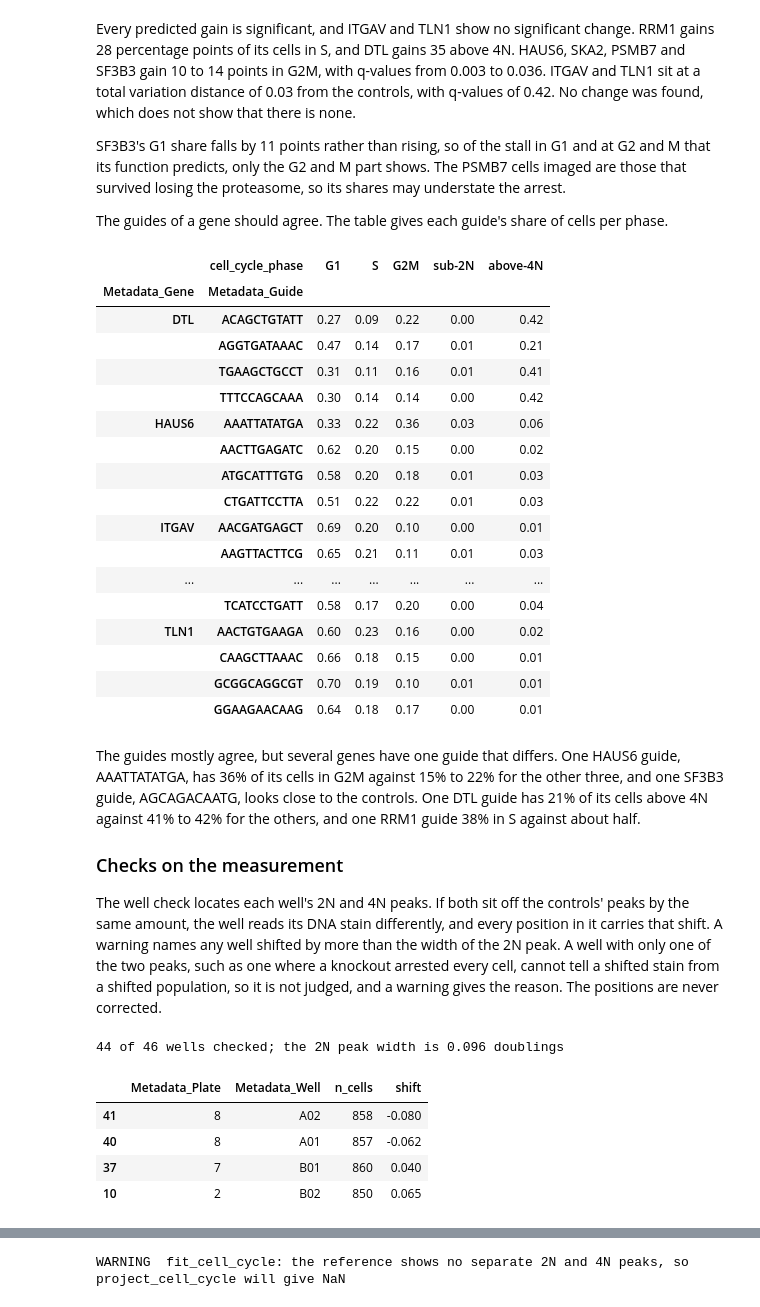
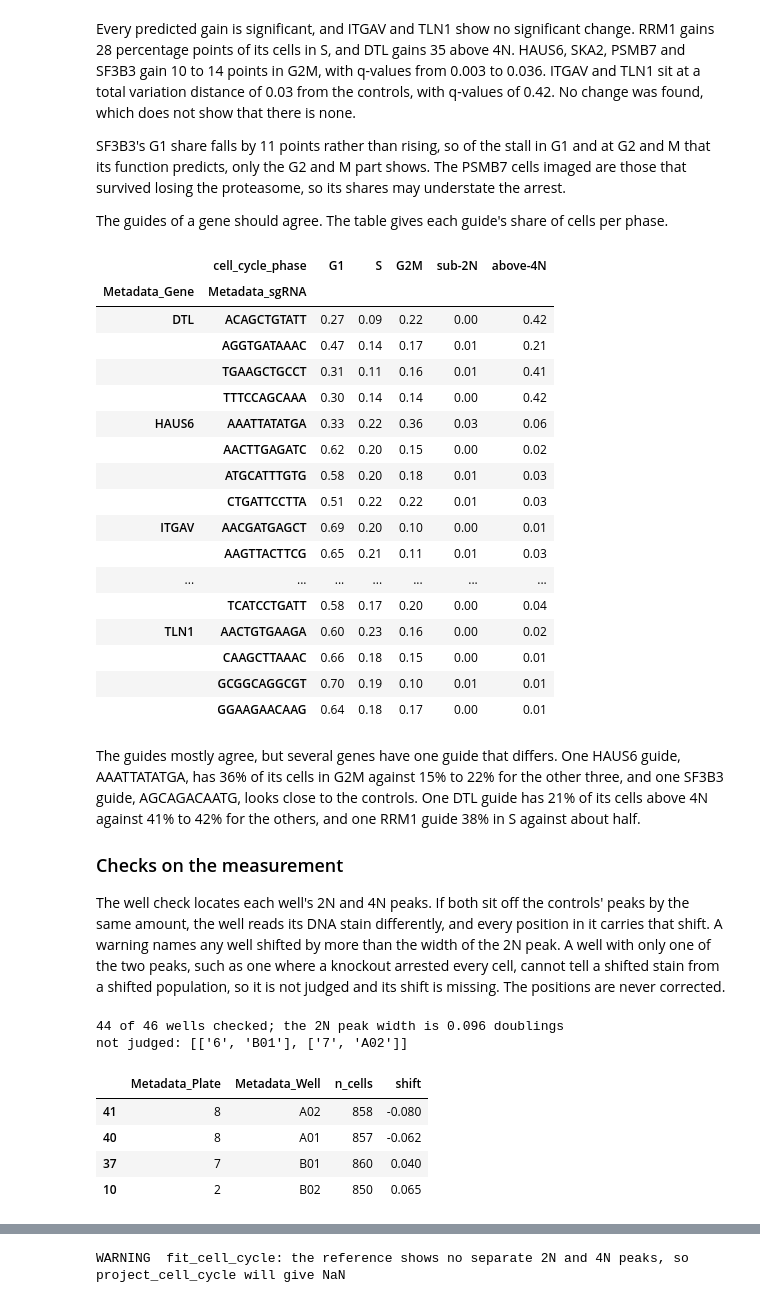
Before and after one commit to scverse/mantispy, a Jupyter notebook: docs/tutorials/single_cells/cell_cycle.ipynb, the cells around one changed output, grey strips where cells are left out. Saved outputs shown, nothing was run; the diff lists cells and outputs as text; code cells hidden in the pictures.

```diff
--- a/docs/tutorials/single_cells/cell_cycle.ipynb
+++ b/docs/tutorials/single_cells/cell_cycle.ipynb
@@ -323,12 +323,12 @@ shares may understate the arrest.
 The guides of a gene should agree. The table gives each guide's share of cells per phase.
 # %%
 per_guide = pd.crosstab(
-    [cells.obs["Metadata_Gene"], cells.obs["Metadata_Guide"]], cells.obs["cell_cycle_phase"], normalize="index"
+    [cells.obs["Metadata_Gene"], cells.obs["Metadata_sgRNA"]], cells.obs["cell_cycle_phase"], normalize="index"
 )
 per_guide.drop(index="nontargeting", level=0).round(2)
 # %% [output]
 |  | cell_cycle_phase | G1 | S | G2M | sub-2N | above-4N |
-| Metadata_Gene | Metadata_Guide |  |  |  |  |  |
+| Metadata_Gene | Metadata_sgRNA |  |  |  |  |  |
 | DTL | ACAGCTGTATT | 0.27 | 0.09 | 0.22 | 0.00 | 0.42 |
 |  | AGGTGATAAAC | 0.47 | 0.14 | 0.17 | 0.01 | 0.21 |
 |  | TGAAGCTGCCT | 0.31 | 0.11 | 0.16 | 0.01 | 0.41 |
@@ -356,15 +356,17 @@ against about half.
 The well check locates each well's 2N and 4N peaks. If both sit off the controls' peaks by the same amount, the well
 reads its DNA stain differently, and every position in it carries that shift. A warning names any well shifted by more
 than the width of the 2N peak. A well with only one of the two peaks, such as one where a knockout arrested every
-cell, cannot tell a shifted stain from a shifted population, so it is not judged, and a warning gives the reason. The
+cell, cannot tell a shifted stain from a shifted population, so it is not judged and its shift is missing. The
 positions are never corrected.
 # %%
 wells = cells.uns["mantispy"]["cell_cycle_wells"]
 print(f"{wells['shift'].notna().sum()} of {len(wells)} wells checked; the 2N peak width is {model['sd']:.3f} doublings")
+print("not judged:", wells.loc[wells["shift"].isna(), ["Metadata_Plate", "Metadata_Well"]].to_numpy().tolist())
 judged = wells.dropna(subset=["shift"]).sort_values("shift")
 judged.round(3).iloc[[0, 1, -2, -1]]
 # %% [output]
 44 of 46 wells checked; the 2N peak width is 0.096 doublings
+not judged: [['6', 'B01'], ['7', 'A02']]
 |  | Metadata_Plate | Metadata_Well | n_cells | shift |
 | 41 | 8 | A02 | 858 | -0.080 |
 | 40 | 8 | A01 | 857 | -0.062 |
```
Also changed, not shown: parts of 4 cells of this notebook, 7 other files.
